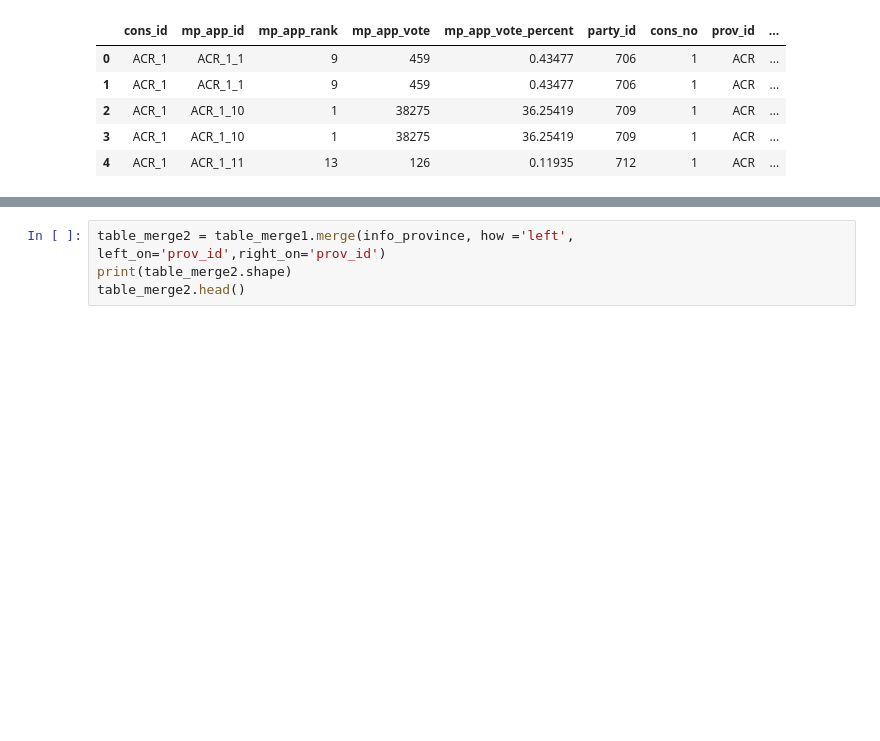
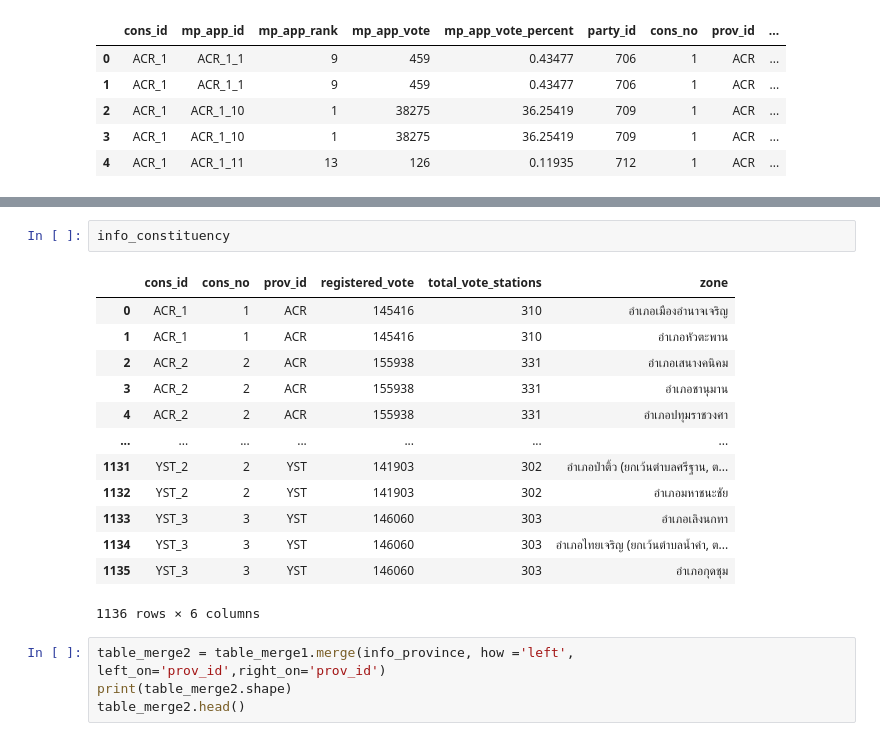
Before and after one commit to phurisk/Election_Python, a Jupyter notebook: Election.ipynb, the cells around one changed output, grey strips where cells are left out. Drawn from its saved outputs; the diff is of its cells as text; blank space fills up the shorter version.

```diff
--- a/Election.ipynb
+++ b/Election.ipynb
@@ -213,3 +162,19 @@ table_merge1.head()
+# %%
+info_constituency
+# %% [output]
+|  | cons_id | cons_no | prov_id | registered_vote | total_vote_stations | zone |
+| 0 | ACR_1 | 1 | ACR | 145416 | 310 | อำเภอเมืองอำนาจเจริญ |
+| 1 | ACR_1 | 1 | ACR | 145416 | 310 | อำเภอหัวตะพาน |
+| 2 | ACR_2 | 2 | ACR | 155938 | 331 | อำเภอเสนางคนิคม |
+| 3 | ACR_2 | 2 | ACR | 155938 | 331 | อำเภอชานุมาน |
+| 4 | ACR_2 | 2 | ACR | 155938 | 331 | อำเภอปทุมราชวงศา |
+| ... | ... | ... | ... | ... | ... | ... |
+| 1131 | YST_2 | 2 | YST | 141903 | 302 | อำเภอป่าติ้ว (ยกเว้นตำบลศรีฐาน, ต... |
+| 1132 | YST_2 | 2 | YST | 141903 | 302 | อำเภอมหาชนะชัย |
+| 1133 | YST_3 | 3 | YST | 146060 | 303 | อำเภอเลิงนกทา |
+| 1134 | YST_3 | 3 | YST | 146060 | 303 | อำเภอไทยเจริญ (ยกเว้นตำบลน้ำคำ, ต... |
+| 1135 | YST_3 | 3 | YST | 146060 | 303 | อำเภอกุดชุม |
+1136 rows × 6 columns
 # %%
 table_merge2 = table_merge1.merge(info_province, how ='left', left_on='prov_id',right_on='prov_id')
 print(table_merge2.shape)
```
Also changed, not shown: parts of 14 cells of this notebook.
